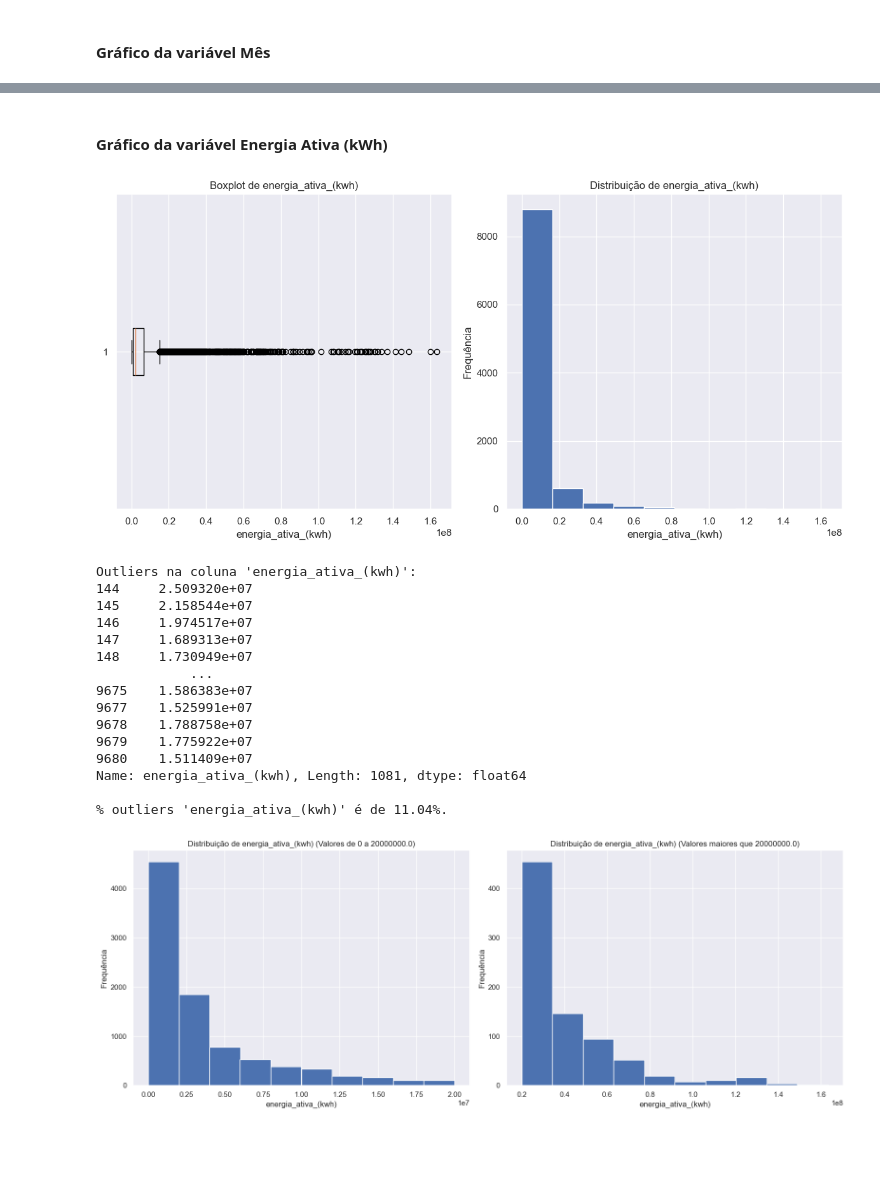
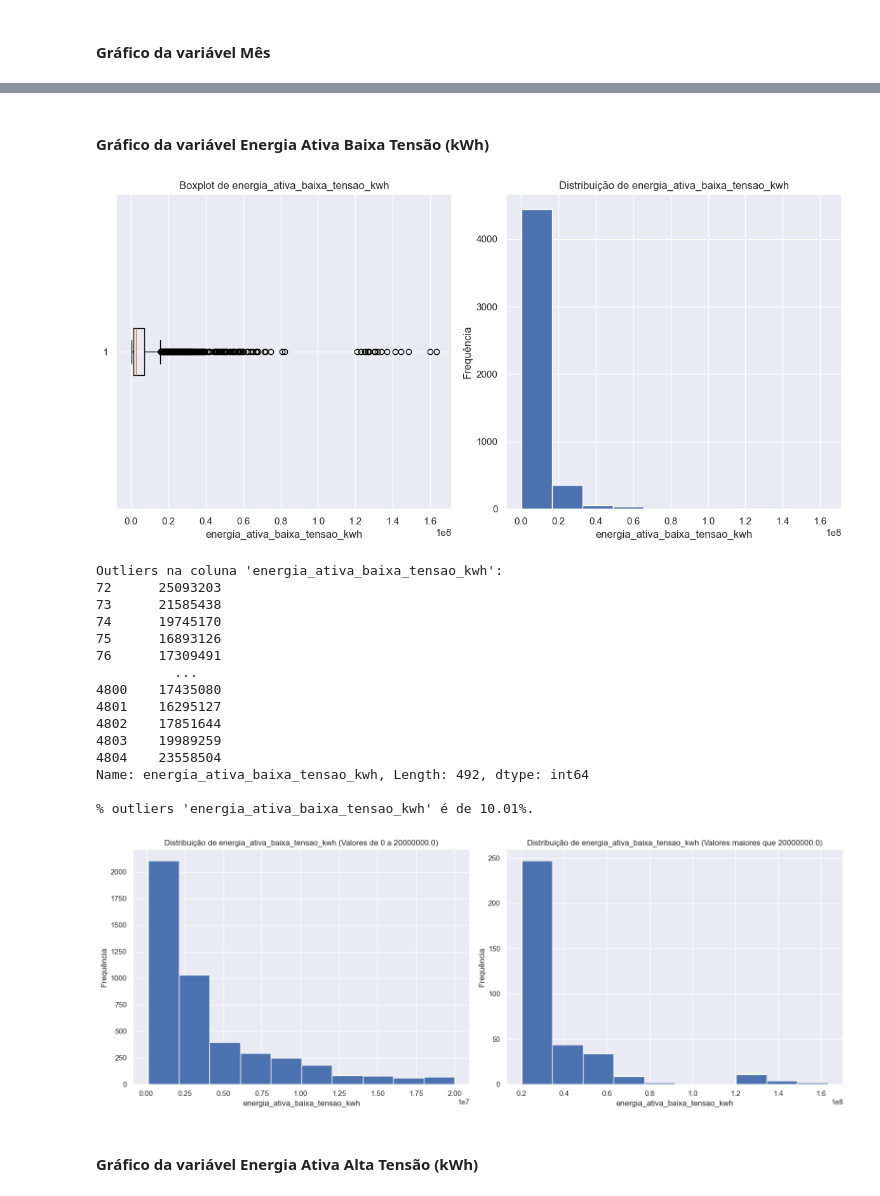
Before and after one commit to kreativermario/Projeto-DECD, a Jupyter notebook: notebooks/data_understanding.ipynb, the cells around one changed output, grey strips where cells are left out. Cells and saved outputs as stored; diff of their text form; code cells hidden in the pictures; blank space fills up the shorter version.

```diff
--- a/notebooks/data_understanding.ipynb
+++ b/notebooks/data_understanding.ipynb
@@ -188,83 +186,85 @@ Series([], Name: mês, dtype: int64)
 
 % outliers 'mês' é de 0.00%.
 # %% [markdown]
-#### Gráfico da variável Energia Ativa (kWh)
+#### Gráfico da variável Energia Ativa Baixa Tensão (kWh)
 # %%
 # Coluna para analisar
-coluna_energia_ativa = 'energia_ativa_(kwh)'
+coluna_energia_ativa_baixa = 'energia_ativa_baixa_tensao_kwh'
 
 # Criar subplots
 fig, (ax_boxplot, ax_hist) = plt.subplots(1, 2, figsize=(12, 6))
 
 # Boxplot
-ax_boxplot.boxplot(merged_df[coluna_energia_ativa], vert=False)
-ax_boxplot.set_title(f'Boxplot de {coluna_energia_ativa}')
-ax_boxplot.set_xlabel(coluna_energia_ativa)
+ax_boxplot.boxplot(merged_df[coluna_energia_ativa_baixa], vert=False)
+ax_boxplot.set_title(f'Boxplot de {coluna_energia_ativa_baixa}')
+ax_boxplot.set_xlabel(coluna_energia_ativa_baixa)
 
 # Histograma
-ax_hist.hist(merged_df[coluna_energia_ativa], bins=10)
-ax_hist.set_title(f'Distribuição de {coluna_energia_ativa}')
-ax_hist.set_xlabel(coluna_energia_ativa)
+ax_hist.hist(merged_df[coluna_energia_ativa_baixa], bins=10)
+ax_hist.set_title(f'Distribuição de {coluna_energia_ativa_baixa}')
+ax_hist.set_xlabel(coluna_energia_ativa_baixa)
 ax_hist.set_ylabel('Frequência')
 
 plt.tight_layout()
 plt.show()
 
 # Encontrar outliers
-outliers = find_outliers(merged_df[coluna_energia_ativa])
-print(f"Outliers na coluna '{coluna_energia_ativa}':\n{outliers}\n")
+outliers = find_outliers(merged_df[coluna_energia_ativa_baixa])
+print(f"Outliers na coluna '{coluna_energia_ativa_baixa}':\n{outliers}\n")
 
 # Calcular o número total de valores na coluna 'energia_ativa_(kwh)'
-total_valores = len(merged_df[coluna_energia_ativa])
+total_valores = len(merged_df[coluna_energia_ativa_baixa])
 
 # Calcular o número de outliers
 num_outliers = len(outliers)
 
 # Calcular a percentagem de outliers
 percent_outliers = (num_outliers / total_valores) * 100
 
-print(f"% outliers '{coluna_energia_ativa}' é de {percent_outliers:.2f}%.")
+print(f"% outliers '{coluna_energia_ativa_baixa}' é de {percent_outliers:.2f}%.")
 
 # Filtrar os dados para valores entre 0 e 0.2 * 1e8 (20.000.000 kWh)
 lower_limit_1 = 0
 high_limit_1 = 0.2 * 1e8
-filtered_data_1 = merged_df[(merged_df[coluna_energia_ativa] >= lower_limit_1) & (merged_df[coluna_energia_ativa] <= high_limit_1 )]
+filtered_data_1 = merged_df[(merged_df[coluna_energia_ativa_baixa] >= lower_limit_1) & (merged_df[coluna_energia_ativa_baixa] <= high_limit_1 )]
 
 # Filtrar os dados para valores maiores que 0.2 * 1e8 (20.000.000 kWh)
-filtered_data_2 = merged_df[(merged_df[coluna_energia_ativa] > high_limit_1 )]
+filtered_data_2 = merged_df[(merged_df[coluna_energia_ativa_baixa] > high_limit_1 )]
 
 # Criar subplots
 fig, axes = plt.subplots(1, 2, figsize=(16, 6))
 
 # Histograma para valores entre 0 e 0.2 * 1e8
-axes[0].hist(filtered_data_1[coluna_energia_ativa], bins=10)
-axes[0].set_title(f'Distribuição de {coluna_energia_ativa} (Valores de {lower_limit_1} a {high_limit_1})')
-axes[0].set_xlabel(coluna_energia_ativa)
+axes[0].hist(filtered_data_1[coluna_energia_ativa_baixa], bins=10)
+axes[0].set_title(f'Distribuição de {coluna_energia_ativa_baixa} (Valores de {lower_limit_1} a {high_limit_1})')
+axes[0].set_xlabel(coluna_energia_ativa_baixa)
 axes[0].set_ylabel('Frequência')
 
 # Histograma para valores maiores que 0.2 * 1e8
-axes[1].hist(filtered_data_2[coluna_energia_ativa], bins=10)
-axes[1].set_title(f'Distribuição de {coluna_energia_ativa} (Valores maiores que {high_limit_1})')
-axes[1].set_xlabel(coluna_energia_ativa)
+axes[1].hist(filtered_data_2[coluna_energia_ativa_baixa], bins=10)
+axes[1].set_title(f'Distribuição de {coluna_energia_ativa_baixa} (Valores maiores que {high_limit_1})')
+axes[1].set_xlabel(coluna_energia_ativa_baixa)
 axes[1].set_ylabel('Frequência')
 
 plt.tight_layout()
 plt.show()
 # %% [output]
-[figure, old version]
+[figure, new version]
-Outliers na coluna 'energia_ativa_(kwh)':
-144     2.509320e+07
-145     2.158544e+07
-146     1.974517e+07
-147     1.689313e+07
-148     1.730949e+07
-            ...
-9675    1.586383e+07
-9677    1.525991e+07
-9678    1.788758e+07
-9679    1.775922e+07
-9680    1.511409e+07
-Name: energia_ativa_(kwh), Length: 1081, dtype: float64
+Outliers na coluna 'energia_ativa_baixa_tensao_kwh':
+72      25093203
+73      21585438
+74      19745170
+75      16893126
+76      17309491
+          ...
+4800    17435080
+4801    16295127
+4802    17851644
+4803    19989259
+4804    23558504
+Name: energia_ativa_baixa_tensao_kwh, Length: 492, dtype: int64
 
-% outliers 'energia_ativa_(kwh)' é de 11.04%.
+% outliers 'energia_ativa_baixa_tensao_kwh' é de 10.01%.
-[figure, old version]
+[figure, new version]
+# %% [markdown]
+#### Gráfico da variável Energia Ativa Alta Tensão (kWh)
```
Also changed, not shown: parts of 27 cells of this notebook, 4 other files.
